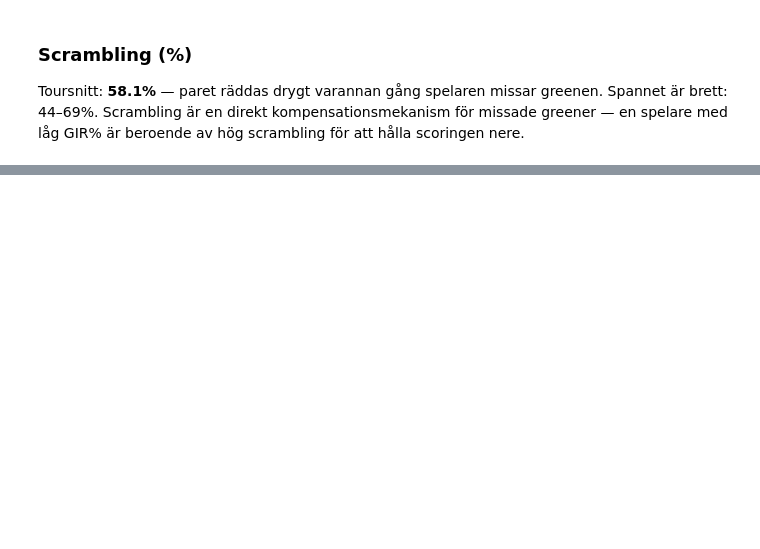
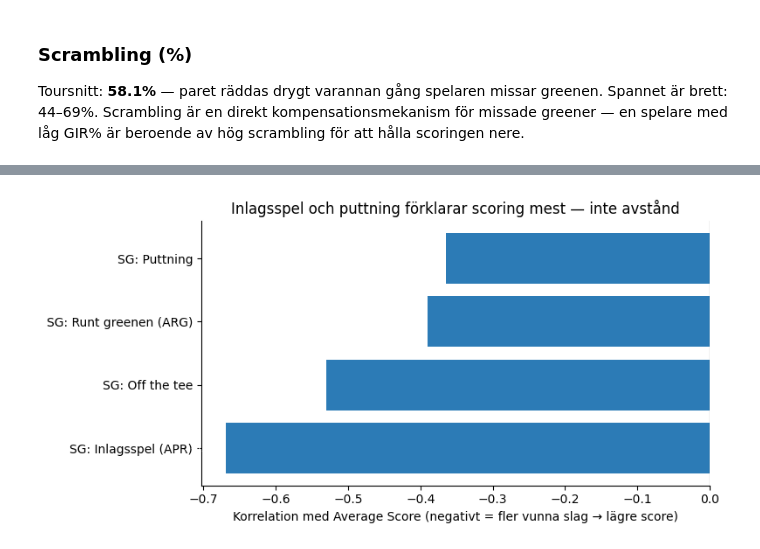
Before and after one commit to LukWen-Ill/inlamning-KK1-Lukas-Wennstrom, a Jupyter notebook: notebook.ipynb, the cells around one changed output, grey strips where cells are left out. Saved outputs shown, nothing was run; the diff lists cells and outputs as text; code cells hidden in the pictures; blank space fills up the shorter version.

```diff
--- a/notebook.ipynb
+++ b/notebook.ipynb
@@ -160,0 +339,26 @@ plt.show()
+# %%
+sg_map = {
+    "SG:OTT":           "SG: Off the tee",
+    "SG:APR":           "SG: Inlagsspel (APR)",
+    "SG:ARG":           "SG: Runt greenen (ARG)",
+    "Average SG Putts": "SG: Puttning",
+}
+
+corrs = {
+    label: df["Average Score"].corr(df[col])
+    for col, label in sg_map.items()
+}
+corrs = dict(sorted(corrs.items(), key=lambda x: x[1]))
+
+fig, ax = plt.subplots(figsize=(8, 4))
+ax.barh(list(corrs.keys()), list(corrs.values()), color="#2c7bb6")
+ax.axvline(0, color="black", linewidth=0.8)
+for i, (name, val) in enumerate(corrs.items()):
+    ax.text(val - 0.01, i, f"{val:.2f}", va="center", ha="right", fontsize=9, color="white")
+ax.set_xlabel("Korrelation med Average Score (negativt = fler vunna slag → lägre score)")
+ax.set_title("Inlagsspel och puttning förklarar scoring mest — inte avstånd")
+ax.spines[["top", "right"]].set_visible(False)
+plt.tight_layout()
+plt.show()
+# %% [output]
+[figure, added]
```
Also changed, not shown: parts of 20 cells of this notebook.
